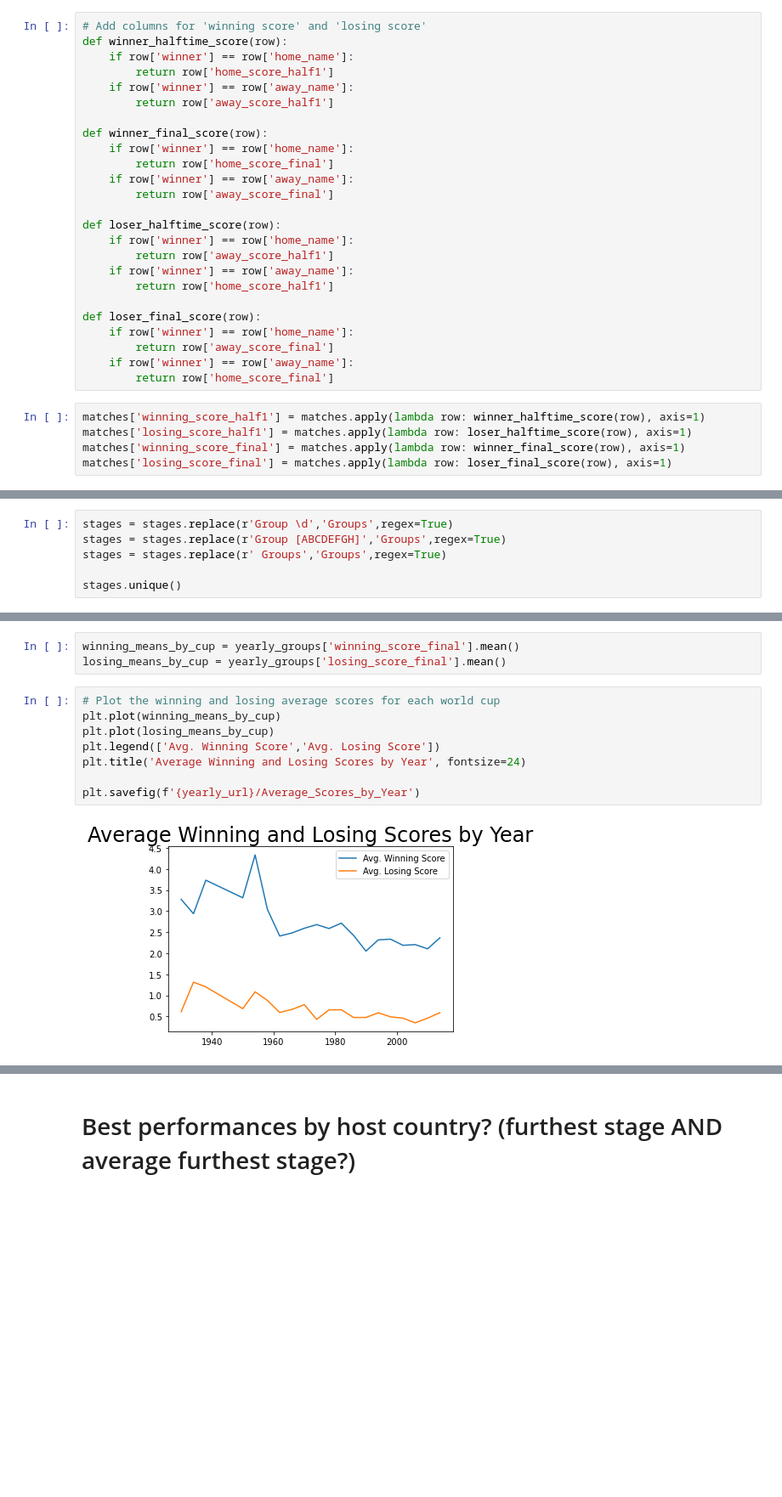
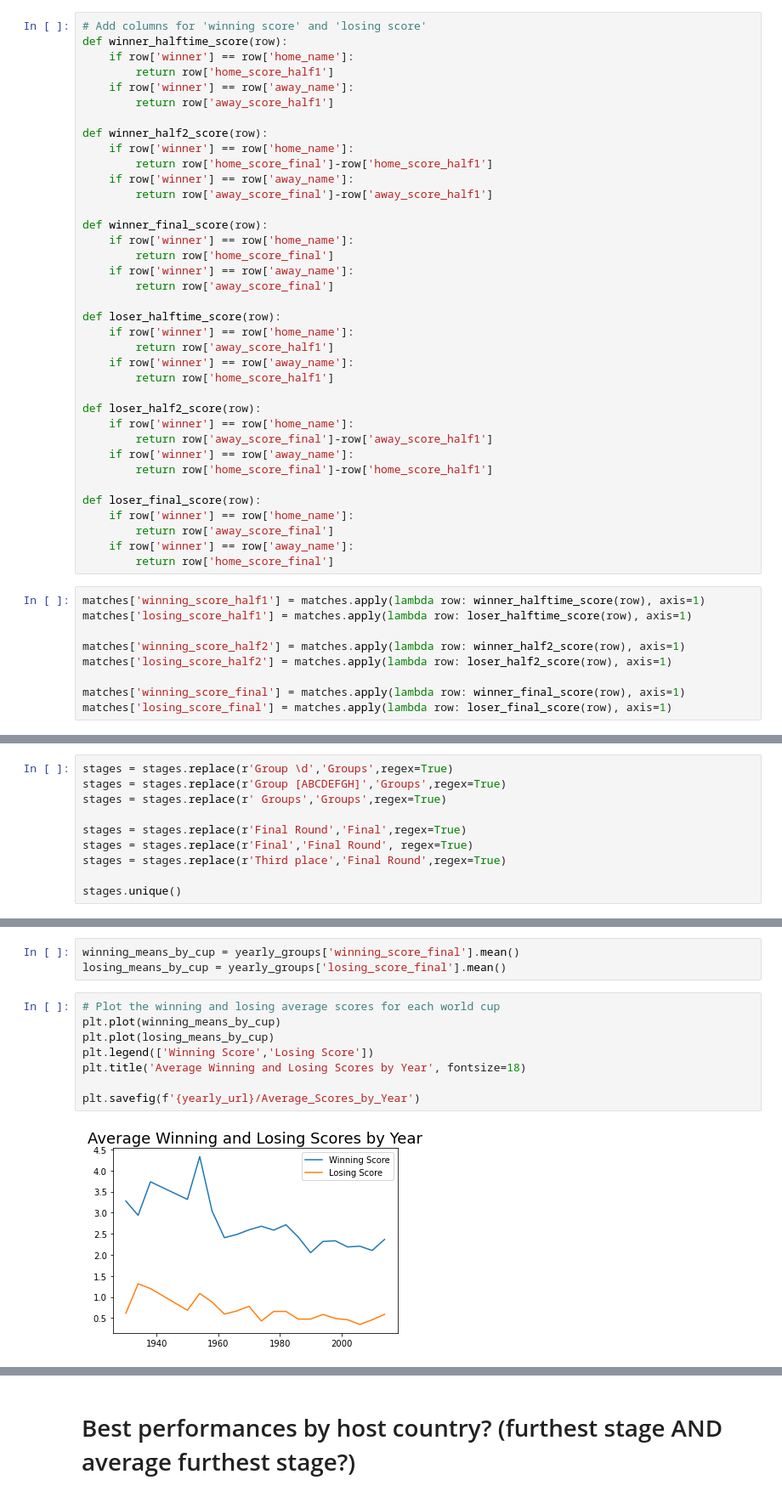
Before and after one commit to ian-zukowski/World_Cup_Analysis, a Jupyter notebook: World Cup Analysis.ipynb, the cells around one changed output, grey strips where cells are left out. Shown at 85% size. Drawn from its saved outputs; the diff is of its cells as text; blank space fills up the shorter version.

Commit message:
Added year-to-year analysis of goals. Consolidated 'stage' column in matches dataframe

```diff
--- a/World Cup Analysis.ipynb
+++ b/World Cup Analysis.ipynb
@@ -74,6 +76,12 @@ def winner_halftime_score(row):
         return row['home_score_half1']
     if row['winner'] == row['away_name']:
         return row['away_score_half1']
+
+def winner_half2_score(row):
+    if row['winner'] == row['home_name']:
+        return row['home_score_final']-row['home_score_half1']
+    if row['winner'] == row['away_name']:
+        return row['away_score_final']-row['away_score_half1']
 
 def winner_final_score(row):
     if row['winner'] == row['home_name']:
@@ -87,6 +95,12 @@ def loser_halftime_score(row):
     if row['winner'] == row['away_name']:
         return row['home_score_half1']
 
+def loser_half2_score(row):
+    if row['winner'] == row['home_name']:
+        return row['away_score_final']-row['away_score_half1']
+    if row['winner'] == row['away_name']:
+        return row['home_score_final']-row['home_score_half1']
+
 def loser_final_score(row):
     if row['winner'] == row['home_name']:
         return row['away_score_final']
@@ -95,5 +109,9 @@ def loser_final_score(row):
 # %%
 matches['winning_score_half1'] = matches.apply(lambda row: winner_halftime_score(row), axis=1)
 matches['losing_score_half1'] = matches.apply(lambda row: loser_halftime_score(row), axis=1)
+
+matches['winning_score_half2'] = matches.apply(lambda row: winner_half2_score(row), axis=1)
+matches['losing_score_half2'] = matches.apply(lambda row: loser_half2_score(row), axis=1)
+
 matches['winning_score_final'] = matches.apply(lambda row: winner_final_score(row), axis=1)
 matches['losing_score_final'] = matches.apply(lambda row: loser_final_score(row), axis=1)
@@ -181,5 +203,9 @@ stages = stages.replace(r'Group \d','Groups',regex=True)
 stages = stages.replace(r'Group [ABCDEFGH]','Groups',regex=True)
 stages = stages.replace(r' Groups','Groups',regex=True)
 
+stages = stages.replace(r'Final Round','Final',regex=True)
+stages = stages.replace(r'Final','Final Round', regex=True)
+stages = stages.replace(r'Third place','Final Round',regex=True)
+
 stages.unique()
 # %% [output]
@@ -239,10 +265,10 @@ losing_means_by_cup = yearly_groups['losing_score_final'].mean()
 # %%
 # Plot the winning and losing average scores for each world cup
 plt.plot(winning_means_by_cup)
 plt.plot(losing_means_by_cup)
-plt.legend(['Avg. Winning Score','Avg. Losing Score'])
-plt.title('Average Winning and Losing Scores by Year', fontsize=24)
+plt.legend(['Winning Score','Losing Score'])
+plt.title('Average Winning and Losing Scores by Year', fontsize=18)
 
 plt.savefig(f'{yearly_url}/Average_Scores_by_Year')
 # %% [output]
-[figure, old version]
+[figure, new version]
```
Also changed, not shown: parts of 18 cells of this notebook, 5 other files.
